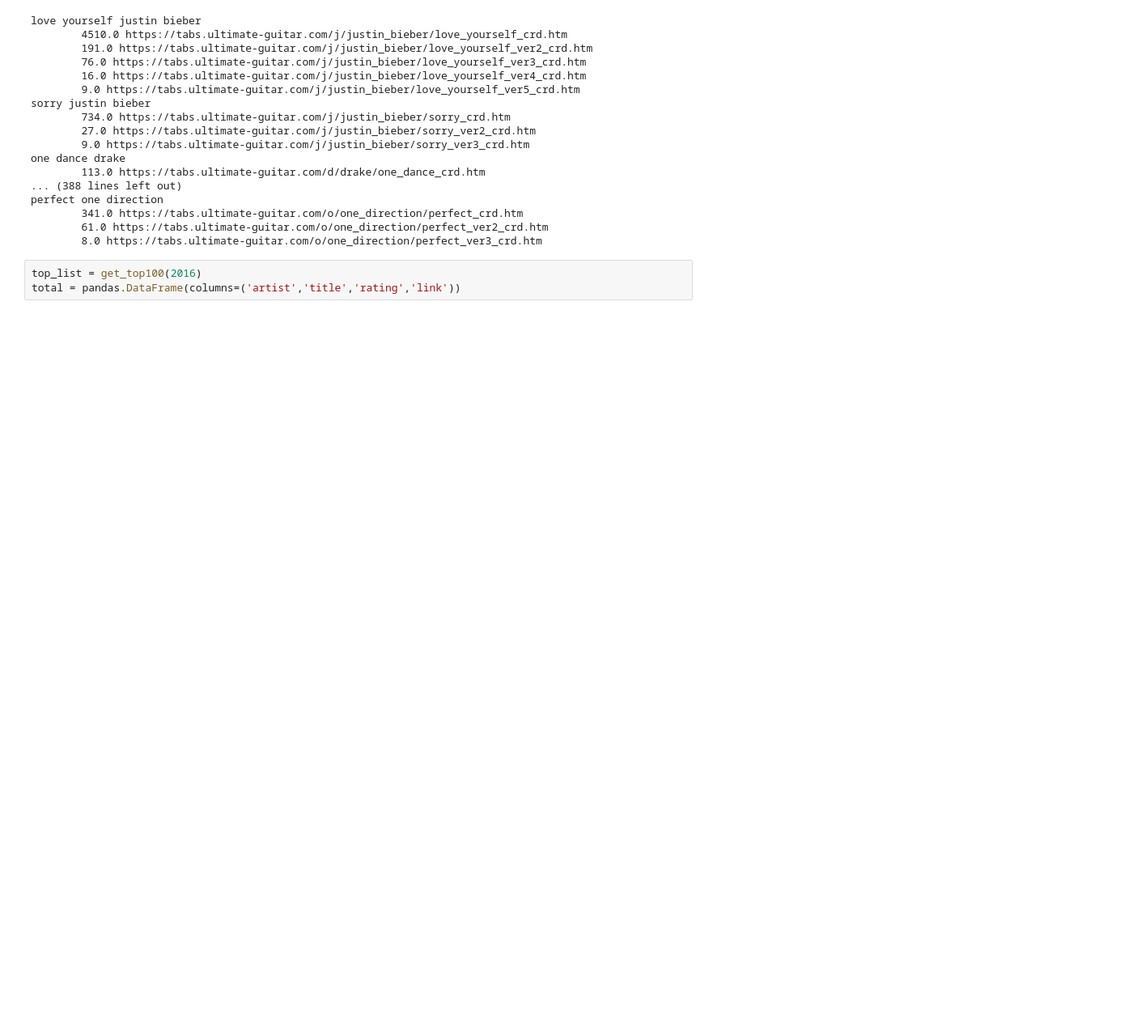
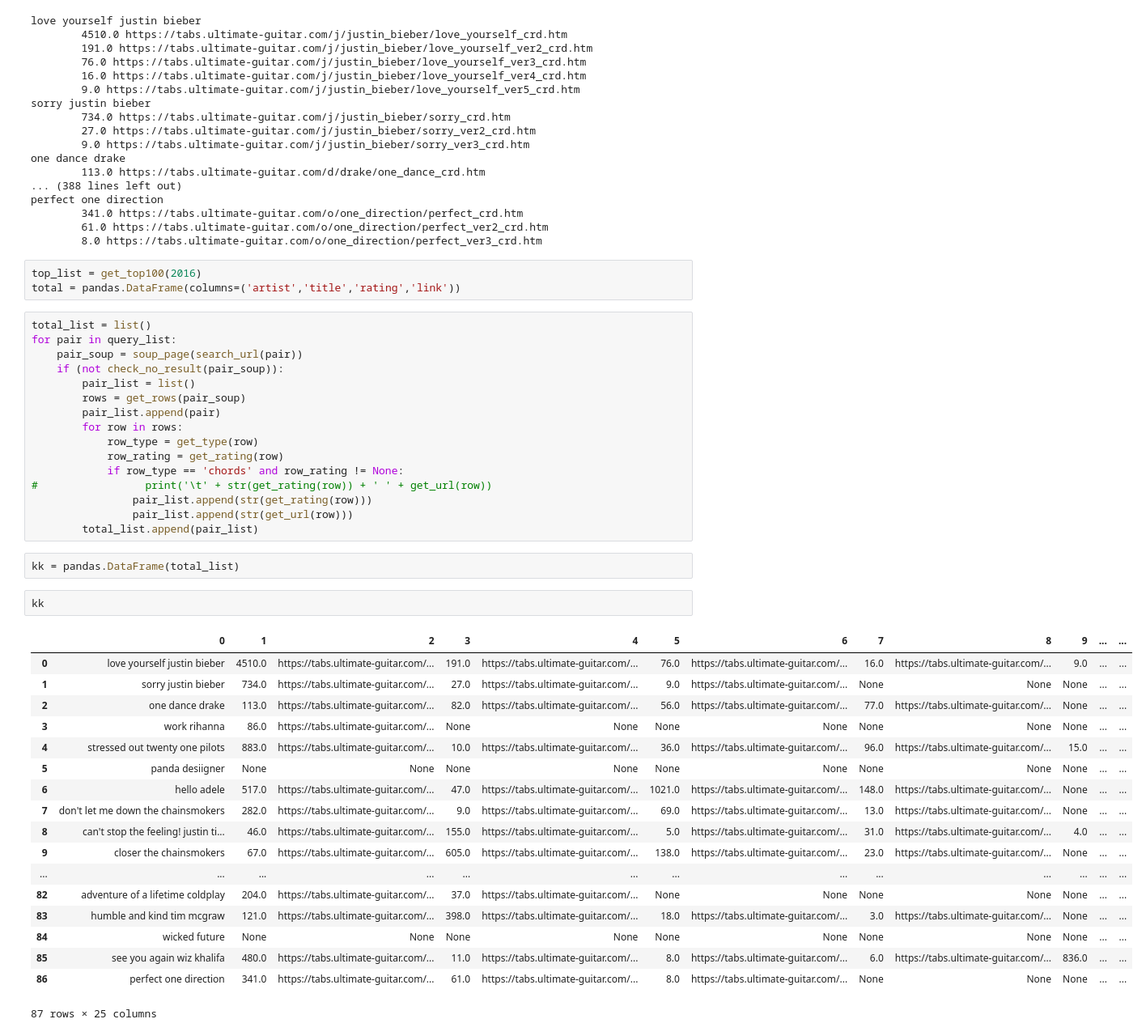
Before and after one commit to bzqzheng/MusicProgressionAnalysis, a Jupyter notebook: Sandbox.ipynb, the cells around one changed output. Shown at 81% size. Drawn from its saved outputs; the diff is of its cells as text; blank space fills up the shorter version.

```diff
--- a/Sandbox.ipynb
+++ b/Sandbox.ipynb
@@ -143,4 +143,43 @@ perfect one direction
 # %%
 top_list = get_top100(2016)
 total = pandas.DataFrame(columns=('artist','title','rating','link'))
+# %%
+total_list = list()
+for pair in query_list:
+    pair_soup = soup_page(search_url(pair))
+    if (not check_no_result(pair_soup)):
+        pair_list = list()
+        rows = get_rows(pair_soup)
+        pair_list.append(pair)
+        for row in rows:
+            row_type = get_type(row)
+            row_rating = get_rating(row)
+            if row_type == 'chords' and row_rating != None:
+#                 print('\t' + str(get_rating(row)) + ' ' + get_url(row))
+                pair_list.append(str(get_rating(row)))
+                pair_list.append(str(get_url(row)))
+        total_list.append(pair_list)
+# %%
+kk = pandas.DataFrame(total_list)
+# %%
+kk
+# %% [output]
+|  | 0 | 1 | 2 | 3 | 4 | 5 | 6 | 7 | 8 | 9 | ... | ... |
+| 0 | love yourself justin bieber | 4510.0 | https://tabs.ultimate-guitar.com/... | 191.0 | https://tabs.ultimate-guitar.com/... | 76.0 | https://tabs.ultimate-guitar.com/... | 16.0 | https://tabs.ultimate-guitar.com/... | 9.0 | ... | ... |
+| 1 | sorry justin bieber | 734.0 | https://tabs.ultimate-guitar.com/... | 27.0 | https://tabs.ultimate-guitar.com/... | 9.0 | https://tabs.ultimate-guitar.com/... | None | None | None | ... | ... |
+| 2 | one dance drake | 113.0 | https://tabs.ultimate-guitar.com/... | 82.0 | https://tabs.ultimate-guitar.com/... | 56.0 | https://tabs.ultimate-guitar.com/... | 77.0 | https://tabs.ultimate-guitar.com/... | None | ... | ... |
+| 3 | work rihanna | 86.0 | https://tabs.ultimate-guitar.com/... | None | None | None | None | None | None | None | ... | ... |
+| 4 | stressed out twenty one pilots | 883.0 | https://tabs.ultimate-guitar.com/... | 10.0 | https://tabs.ultimate-guitar.com/... | 36.0 | https://tabs.ultimate-guitar.com/... | 96.0 | https://tabs.ultimate-guitar.com/... | 15.0 | ... | ... |
+| 5 | panda desiigner | None | None | None | None | None | None | None | None | None | ... | ... |
+| 6 | hello adele | 517.0 | https://tabs.ultimate-guitar.com/... | 47.0 | https://tabs.ultimate-guitar.com/... | 1021.0 | https://tabs.ultimate-guitar.com/... | 148.0 | https://tabs.ultimate-guitar.com/... | None | ... | ... |
+| 7 | don't let me down the chainsmokers | 282.0 | https://tabs.ultimate-guitar.com/... | 9.0 | https://tabs.ultimate-guitar.com/... | 69.0 | https://tabs.ultimate-guitar.com/... | 13.0 | https://tabs.ultimate-guitar.com/... | None | ... | ... |
+| 8 | can't stop the feeling! justin ti... | 46.0 | https://tabs.ultimate-guitar.com/... | 155.0 | https://tabs.ultimate-guitar.com/... | 5.0 | https://tabs.ultimate-guitar.com/... | 31.0 | https://tabs.ultimate-guitar.com/... | 4.0 | ... | ... |
+| 9 | closer the chainsmokers | 67.0 | https://tabs.ultimate-guitar.com/... | 605.0 | https://tabs.ultimate-guitar.com/... | 138.0 | https://tabs.ultimate-guitar.com/... | 23.0 | https://tabs.ultimate-guitar.com/... | None | ... | ... |
+| ... | ... | ... | ... | ... | ... | ... | ... | ... | ... | ... | ... | ... |
+| 82 | adventure of a lifetime coldplay | 204.0 | https://tabs.ultimate-guitar.com/... | 37.0 | https://tabs.ultimate-guitar.com/... | None | None | None | None | None | ... | ... |
+| 83 | humble and kind tim mcgraw | 121.0 | https://tabs.ultimate-guitar.com/... | 398.0 | https://tabs.ultimate-guitar.com/... | 18.0 | https://tabs.ultimate-guitar.com/... | 3.0 | https://tabs.ultimate-guitar.com/... | None | ... | ... |
+| 84 | wicked future | None | None | None | None | None | None | None | None | None | ... | ... |
+| 85 | see you again wiz khalifa | 480.0 | https://tabs.ultimate-guitar.com/... | 11.0 | https://tabs.ultimate-guitar.com/... | 8.0 | https://tabs.ultimate-guitar.com/... | 6.0 | https://tabs.ultimate-guitar.com/... | 836.0 | ... | ... |
+| 86 | perfect one direction | 341.0 | https://tabs.ultimate-guitar.com/... | 61.0 | https://tabs.ultimate-guitar.com/... | 8.0 | https://tabs.ultimate-guitar.com/... | None | None | None | ... | ... |
+87 rows × 25 columns
 # %%
```
Also changed, not shown: parts of 3 cells of this notebook, 1 other file.
